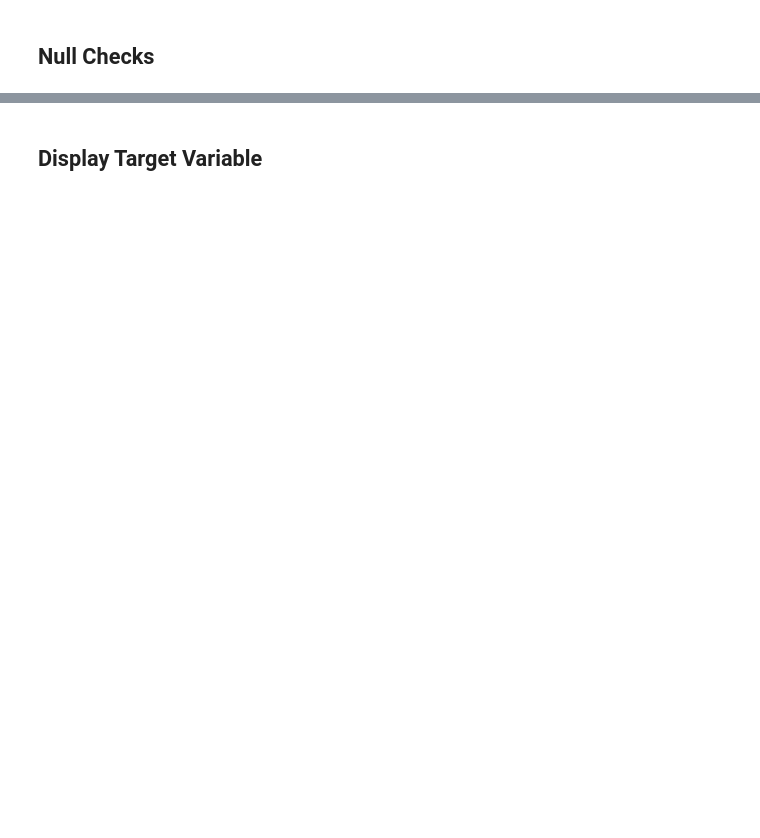
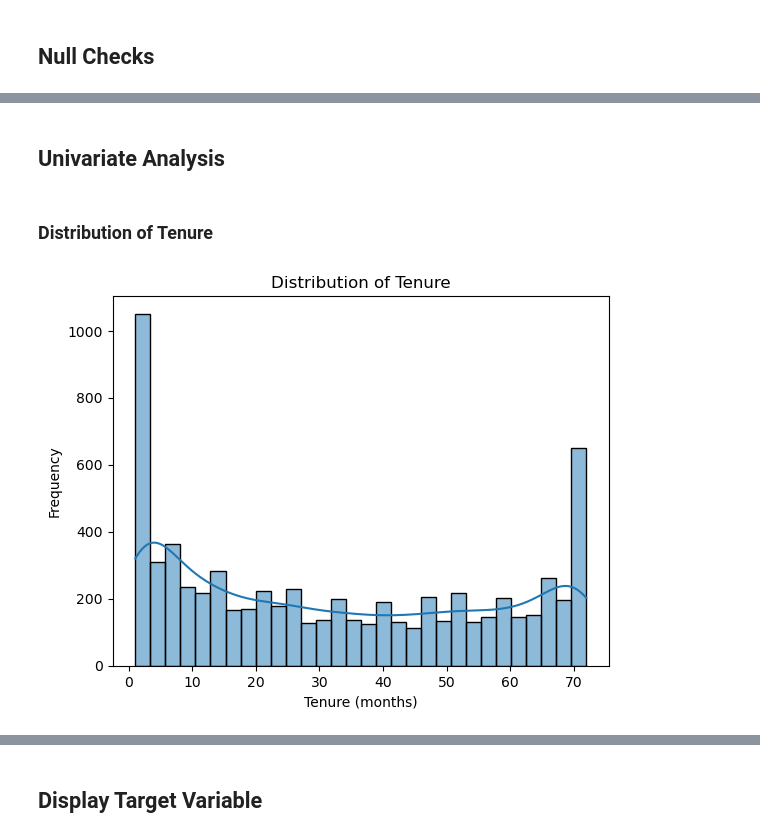
Before and after one commit to Enderphantom01/MLG-381-Assignment-2, a Jupyter notebook: notebooks/Data Exploration and Pre-processing.ipynb, the cells around one changed output, grey strips where cells are left out. Saved outputs shown, nothing was run; the diff lists cells and outputs as text; code cells hidden in the pictures; blank space fills up the shorter version.

```diff
--- a/notebooks/Data Exploration and Pre-processing.ipynb
+++ b/notebooks/Data Exploration and Pre-processing.ipynb
@@ -160,0 +394,12 @@ df.drop('customerID', axis=1, inplace=True)
+# %% [markdown]
+## Univariate Analysis
+# %% [markdown]
+### Distribution of Tenure
+# %%
+sns.histplot(df['tenure'], kde=True, bins=30)
+plt.title('Distribution of Tenure')
+plt.xlabel('Tenure (months)')
+plt.ylabel('Frequency')
+plt.show()
+# %% [output]
+[figure, added]
```
Also changed, not shown: parts of 55 cells of this notebook, 1 other file.
